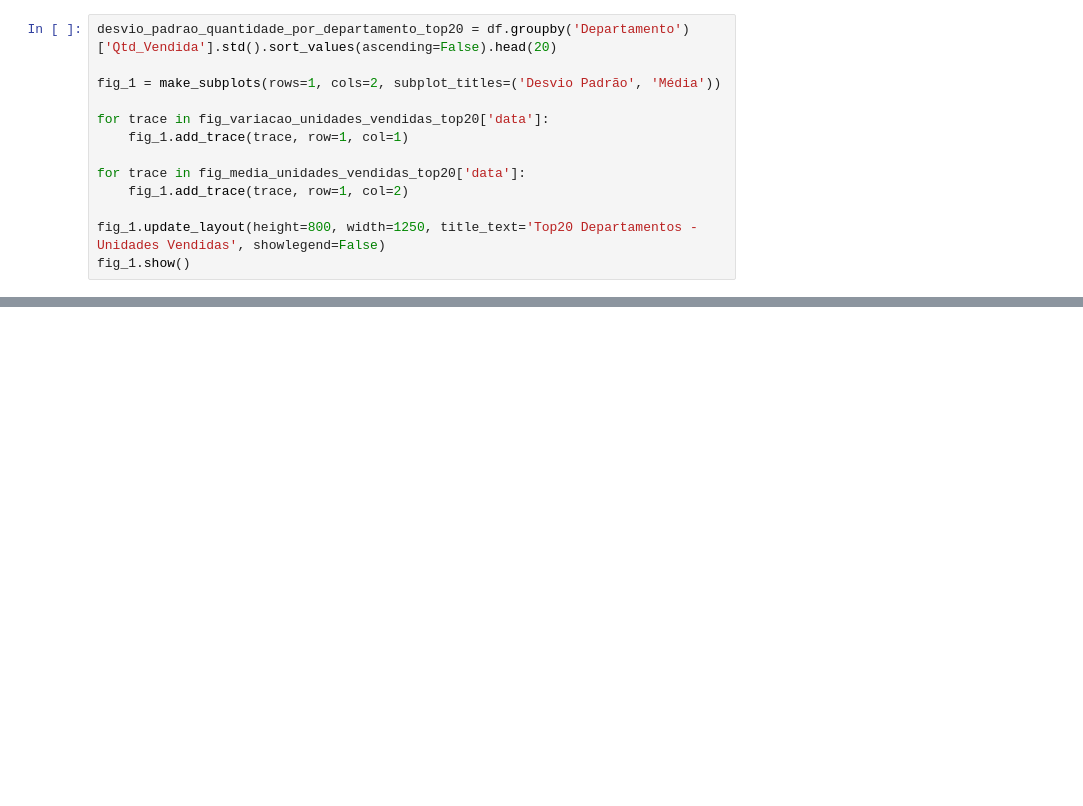
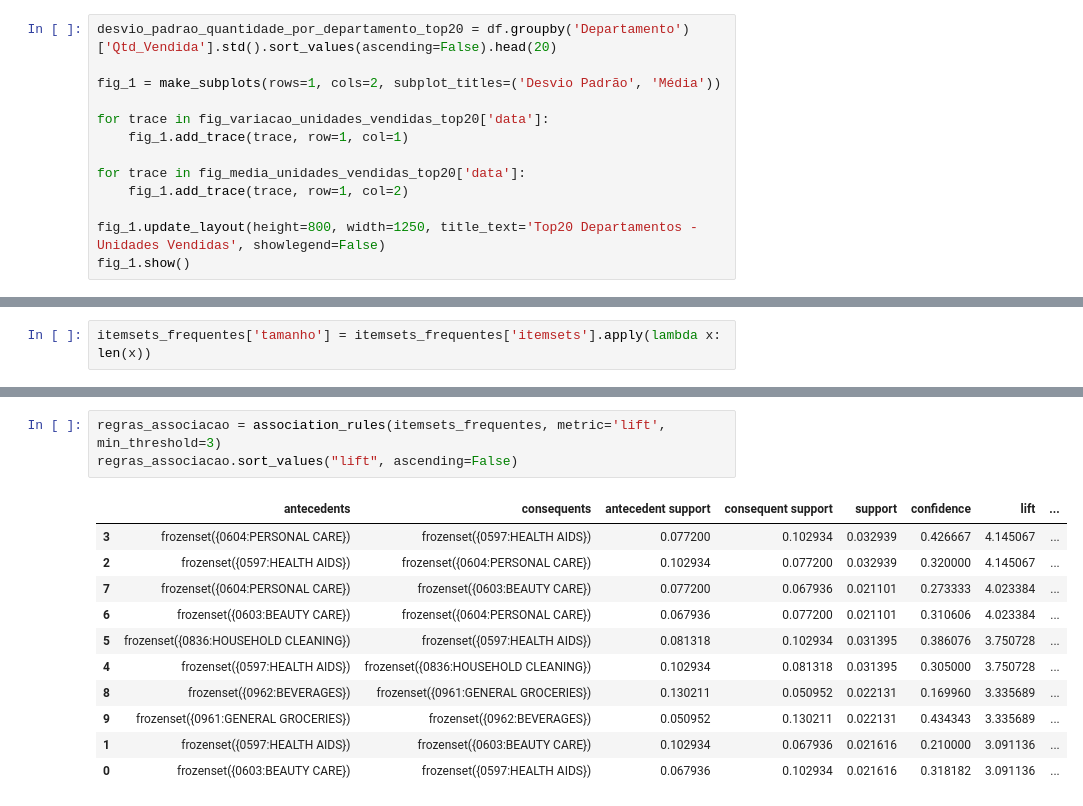
Before and after one commit to danilotavares-dev/association_roles_market_basket_analysis, a Jupyter notebook: market_basket_analysis.ipynb, the cells around one changed output, grey strips where cells are left out. Drawn from its saved outputs; the diff is of its cells as text; blank space fills up the shorter version.

```diff
--- a/market_basket_analysis.ipynb
+++ b/market_basket_analysis.ipynb
@@ -160,0 +217,2 @@ fig_1.show()
+# %%
+itemsets_frequentes['tamanho'] = itemsets_frequentes['itemsets'].apply(lambda x: len(x))
@@ -160,0 +263,15 @@ fig_1.show()
+# %%
+regras_associacao = association_rules(itemsets_frequentes, metric='lift', min_threshold=3)
+regras_associacao.sort_values("lift", ascending=False)
+# %% [output]
+|  | antecedents | consequents | antecedent support | consequent support | support | confidence | lift | ... |
+| 3 | frozenset({0604:PERSONAL CARE}) | frozenset({0597:HEALTH AIDS}) | 0.077200 | 0.102934 | 0.032939 | 0.426667 | 4.145067 | ... |
+| 2 | frozenset({0597:HEALTH AIDS}) | frozenset({0604:PERSONAL CARE}) | 0.102934 | 0.077200 | 0.032939 | 0.320000 | 4.145067 | ... |
+| 7 | frozenset({0604:PERSONAL CARE}) | frozenset({0603:BEAUTY CARE}) | 0.077200 | 0.067936 | 0.021101 | 0.273333 | 4.023384 | ... |
+| 6 | frozenset({0603:BEAUTY CARE}) | frozenset({0604:PERSONAL CARE}) | 0.067936 | 0.077200 | 0.021101 | 0.310606 | 4.023384 | ... |
+| 5 | frozenset({0836:HOUSEHOLD CLEANING}) | frozenset({0597:HEALTH AIDS}) | 0.081318 | 0.102934 | 0.031395 | 0.386076 | 3.750728 | ... |
+| 4 | frozenset({0597:HEALTH AIDS}) | frozenset({0836:HOUSEHOLD CLEANING}) | 0.102934 | 0.081318 | 0.031395 | 0.305000 | 3.750728 | ... |
+| 8 | frozenset({0962:BEVERAGES}) | frozenset({0961:GENERAL GROCERIES}) | 0.130211 | 0.050952 | 0.022131 | 0.169960 | 3.335689 | ... |
+| 9 | frozenset({0961:GENERAL GROCERIES}) | frozenset({0962:BEVERAGES}) | 0.050952 | 0.130211 | 0.022131 | 0.434343 | 3.335689 | ... |
+| 1 | frozenset({0597:HEALTH AIDS}) | frozenset({0603:BEAUTY CARE}) | 0.102934 | 0.067936 | 0.021616 | 0.210000 | 3.091136 | ... |
+| 0 | frozenset({0603:BEAUTY CARE}) | frozenset({0597:HEALTH AIDS}) | 0.067936 | 0.102934 | 0.021616 | 0.318182 | 3.091136 | ... |
```
Also changed, not shown: parts of 15 cells of this notebook.
